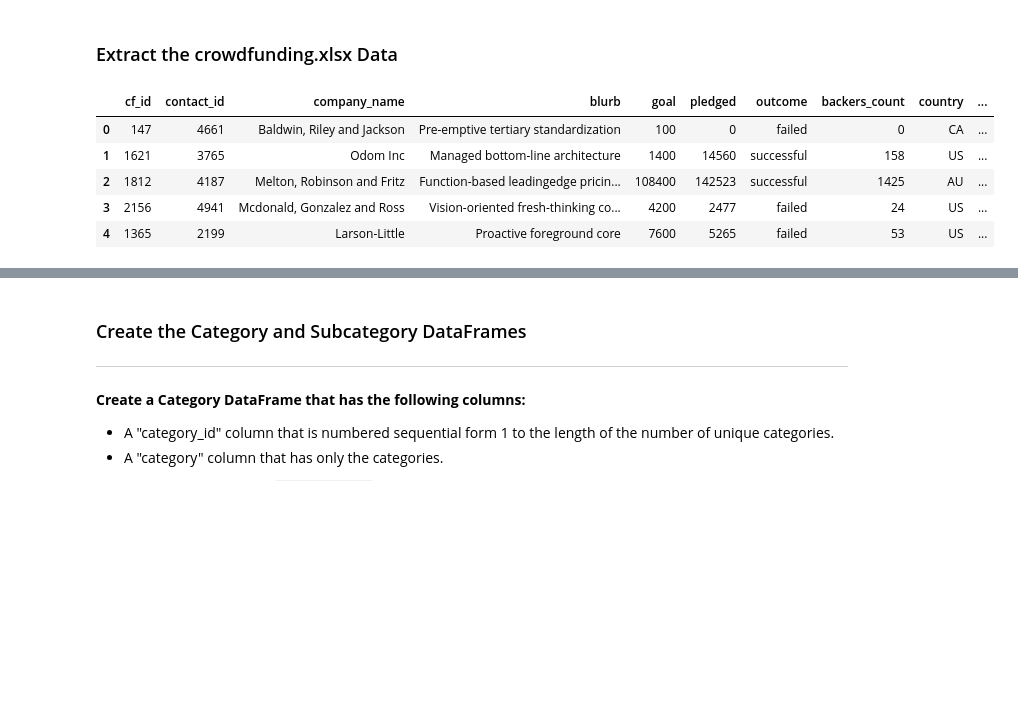
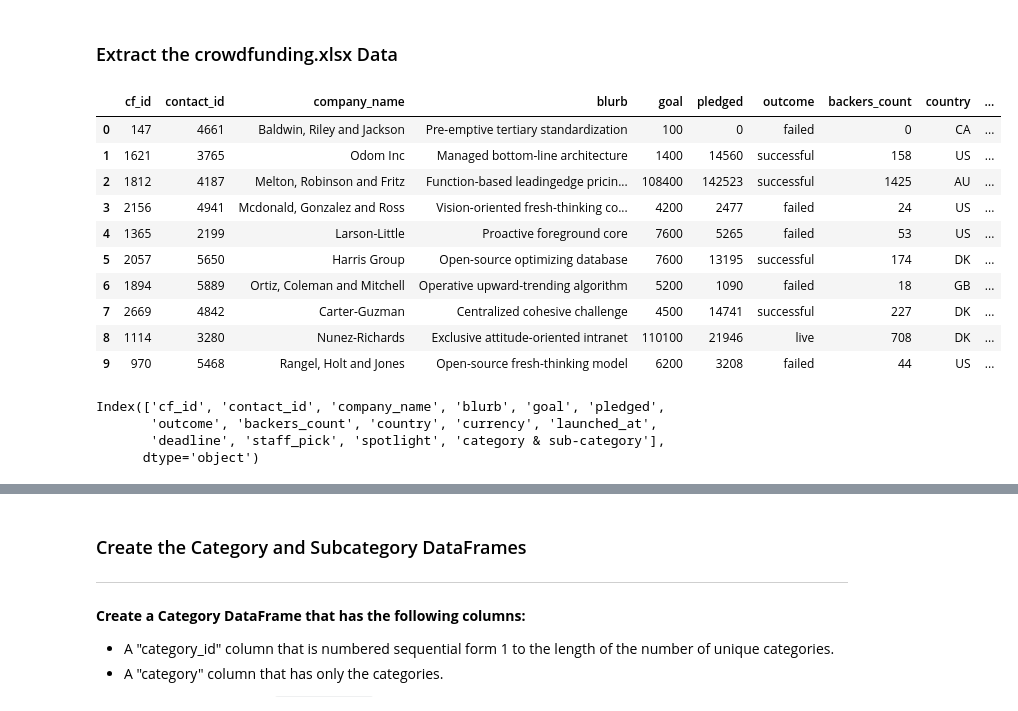
Before and after one commit to Mohammed-a-ali01/Crowdfunding_ETL-, a Jupyter notebook: ETL_Mini_Project_MAli_IAngwah.ipynb, the cells around one changed output, grey strips where cells are left out. Drawn from its saved outputs; the diff is of its cells as text; code cells hidden in the pictures; blank space fills up the shorter version.

Commit message:
Create Dataframes

```diff
--- a/ETL_Mini_Project_MAli_IAngwah.ipynb
+++ b/ETL_Mini_Project_MAli_IAngwah.ipynb
@@ -8,14 +8,27 @@ pd.set_option('max_colwidth', 400)
 # %%
 # Read the data into a Pandas DataFrame
 crowdfunding_info_df = pd.read_excel('Resources/crowdfunding.xlsx')
-crowdfunding_info_df.head()
+crowdfunding_info_df.head(10)
 # %% [output]
 |  | cf_id | contact_id | company_name | blurb | goal | pledged | outcome | backers_count | country | ... |
 | 0 | 147 | 4661 | Baldwin, Riley and Jackson | Pre-emptive tertiary standardization | 100 | 0 | failed | 0 | CA | ... |
 | 1 | 1621 | 3765 | Odom Inc | Managed bottom-line architecture | 1400 | 14560 | successful | 158 | US | ... |
 | 2 | 1812 | 4187 | Melton, Robinson and Fritz | Function-based leadingedge pricin... | 108400 | 142523 | successful | 1425 | AU | ... |
 | 3 | 2156 | 4941 | Mcdonald, Gonzalez and Ross | Vision-oriented fresh-thinking co... | 4200 | 2477 | failed | 24 | US | ... |
 | 4 | 1365 | 2199 | Larson-Little | Proactive foreground core | 7600 | 5265 | failed | 53 | US | ... |
+| 5 | 2057 | 5650 | Harris Group | Open-source optimizing database | 7600 | 13195 | successful | 174 | DK | ... |
+| 6 | 1894 | 5889 | Ortiz, Coleman and Mitchell | Operative upward-trending algorithm | 5200 | 1090 | failed | 18 | GB | ... |
+| 7 | 2669 | 4842 | Carter-Guzman | Centralized cohesive challenge | 4500 | 14741 | successful | 227 | DK | ... |
+| 8 | 1114 | 3280 | Nunez-Richards | Exclusive attitude-oriented intranet | 110100 | 21946 | live | 708 | DK | ... |
+| 9 | 970 | 5468 | Rangel, Holt and Jones | Open-source fresh-thinking model | 6200 | 3208 | failed | 44 | US | ... |
+# %%
+columns_list = crowdfunding_info_df.columns
+print(columns_list)
+# %% [output]
+Index(['cf_id', 'contact_id', 'company_name', 'blurb', 'goal', 'pledged',
+       'outcome', 'backers_count', 'country', 'currency', 'launched_at',
+       'deadline', 'staff_pick', 'spotlight', 'category & sub-category'],
+      dtype='object')
 # %%
 # Get a brief summary of the crowdfunding_info DataFrame.
 
```
Also changed, not shown: parts of 44 cells of this notebook, 8 other files.
